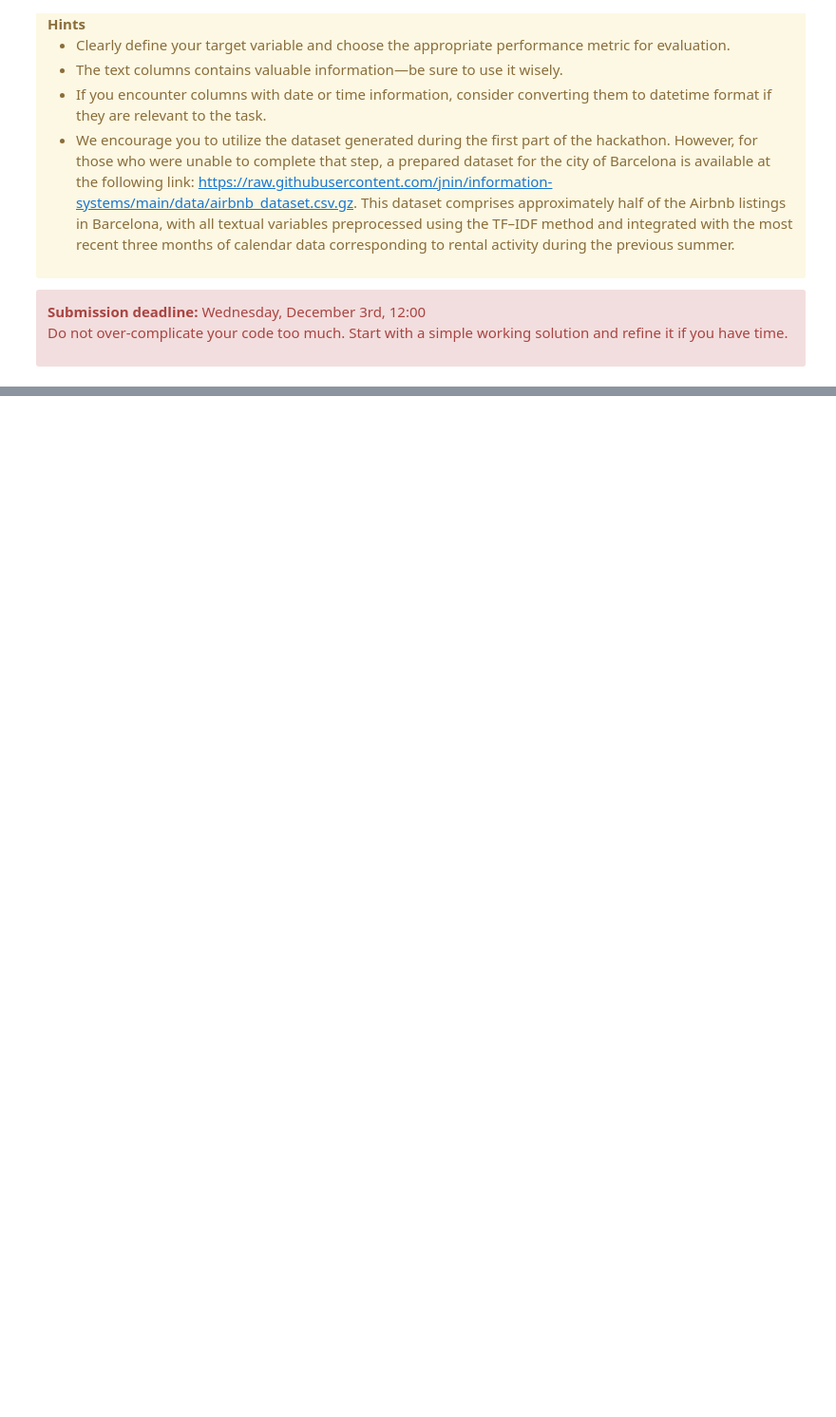
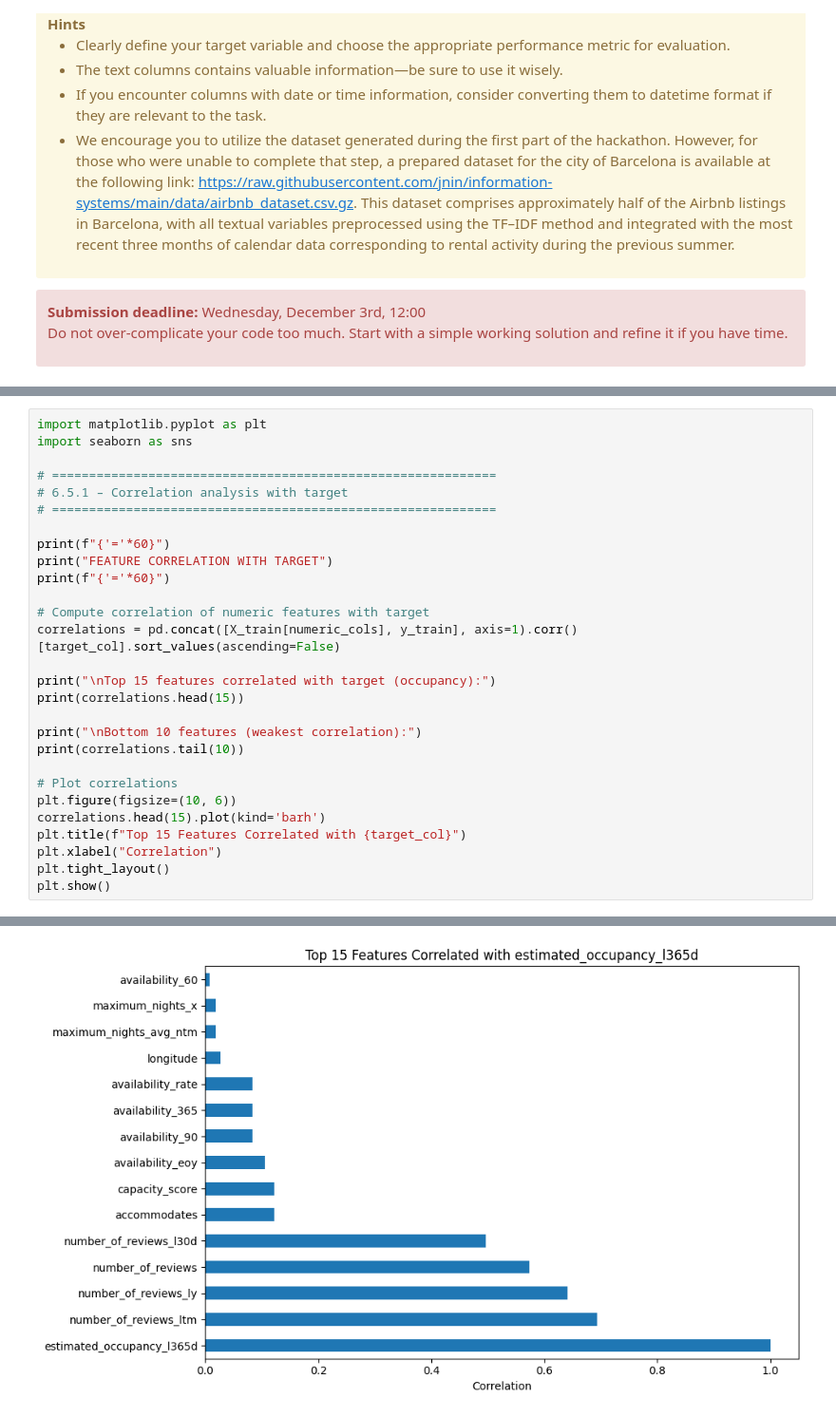
Before and after one commit to dragonmei21/Hackathon-2025-ESADE, a Jupyter notebook: H2_andres.ipynb, the cells around one changed output, grey strips where cells are left out. Shown: that part at 95% size. Drawn from its saved outputs; the diff is of its cells as text; blank space fills up the shorter version.

```diff
--- a/H2_andres.ipynb
+++ b/H2_andres.ipynb
@@ -48,0 +828,29 @@ data = pd.read_csv('https://raw.githubusercontent.com/jnin/information-systems/m
+# %%
+import matplotlib.pyplot as plt
+import seaborn as sns
+
+# ============================================================
+# 6.5.1 – Correlation analysis with target
+# ============================================================
+
+print(f"{'='*60}")
+print("FEATURE CORRELATION WITH TARGET")
+print(f"{'='*60}")
+
+# Compute correlation of numeric features with target
+correlations = pd.concat([X_train[numeric_cols], y_train], axis=1).corr()[target_col].sort_values(ascending=False)
+
+print("\nTop 15 features correlated with target (occupancy):")
+print(correlations.head(15))
+
+print("\nBottom 10 features (weakest correlation):")
+print(correlations.tail(10))
+
+# Plot correlations
+plt.figure(figsize=(10, 6))
+correlations.head(15).plot(kind='barh')
+plt.title(f"Top 15 Features Correlated with {target_col}")
+plt.xlabel("Correlation")
+plt.tight_layout()
+plt.show()
+# %% [output]
@@ -48,0 +874 @@ data = pd.read_csv('https://raw.githubusercontent.com/jnin/information-systems/m
+[figure, added]
```
Also changed, not shown: parts of 36 cells of this notebook.
